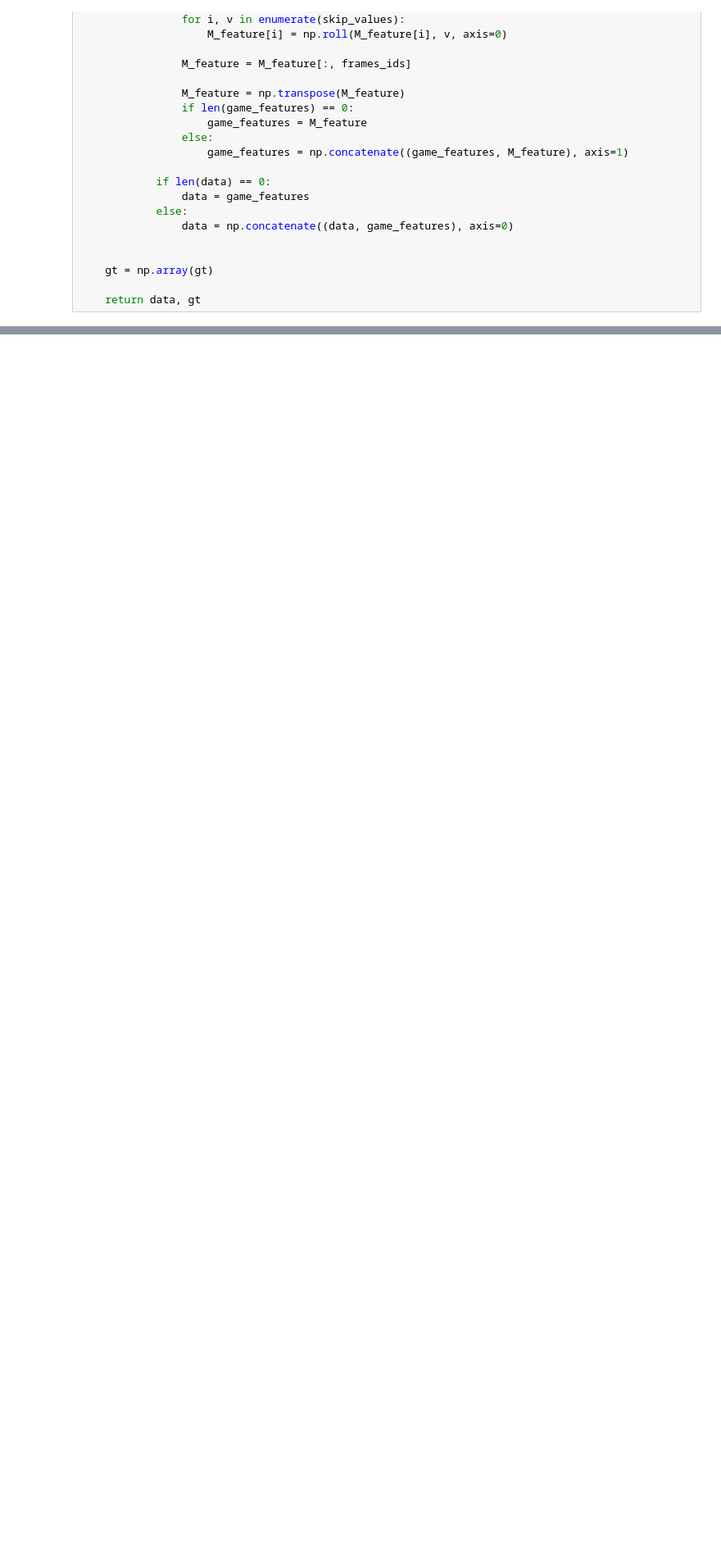
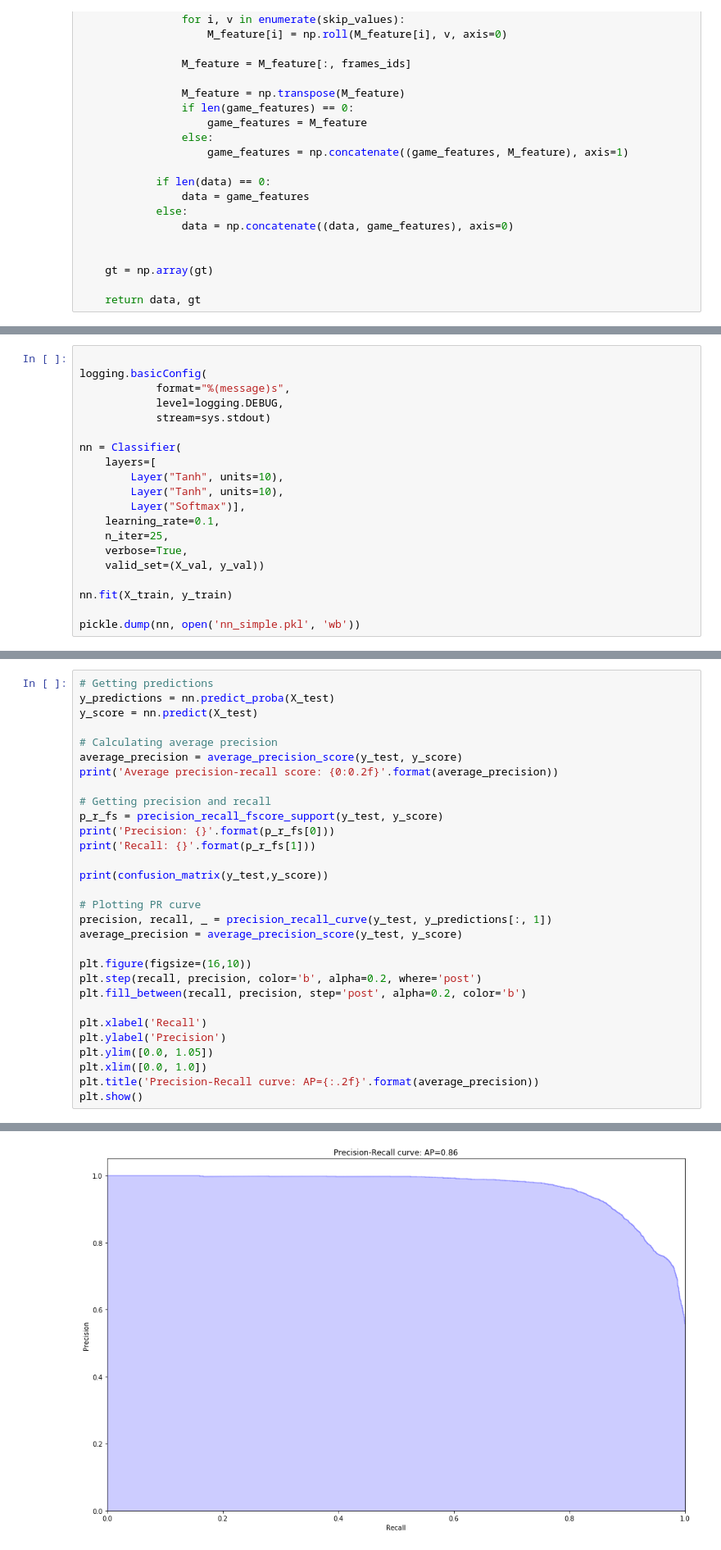
Before and after one commit to patykov/ElProcDigSinais_ProjetoFinal, a Jupyter notebook: neural_network2.ipynb, the cells around one changed output, grey strips where cells are left out. Shown at 82% size. Saved outputs shown, nothing was run; the diff lists cells and outputs as text; blank space fills up the shorter version.

```diff
--- a/neural_network2.ipynb
+++ b/neural_network2.ipynb
@@ -329,0 +303,20 @@ y_prob = nn.predict_proba(X_test_norm)
+# %%
+
+logging.basicConfig(
+            format="%(message)s",
+            level=logging.DEBUG,
+            stream=sys.stdout)
+
+nn = Classifier(
+    layers=[
+        Layer("Tanh", units=10),
+        Layer("Tanh", units=10),
+        Layer("Softmax")],
+    learning_rate=0.1,
+    n_iter=25,
+    verbose=True,
+    valid_set=(X_val, y_val))
+
+nn.fit(X_train, y_train)
+
+pickle.dump(nn, open('nn_simple.pkl', 'wb'))
@@ -329,0 +369,31 @@ y_prob = nn.predict_proba(X_test_norm)
+# %%
+# Getting predictions
+y_predictions = nn.predict_proba(X_test)
+y_score = nn.predict(X_test)
+
+# Calculating average precision
+average_precision = average_precision_score(y_test, y_score)
+print('Average precision-recall score: {0:0.2f}'.format(average_precision))
+
+# Getting precision and recall
+p_r_fs = precision_recall_fscore_support(y_test, y_score)
+print('Precision: {}'.format(p_r_fs[0]))
+print('Recall: {}'.format(p_r_fs[1]))
+
+print(confusion_matrix(y_test,y_score))
+
+# Plotting PR curve
+precision, recall, _ = precision_recall_curve(y_test, y_predictions[:, 1])
+average_precision = average_precision_score(y_test, y_score)
+
+plt.figure(figsize=(16,10))
+plt.step(recall, precision, color='b', alpha=0.2, where='post')
+plt.fill_between(recall, precision, step='post', alpha=0.2, color='b')
+
+plt.xlabel('Recall')
+plt.ylabel('Precision')
+plt.ylim([0.0, 1.05])
+plt.xlim([0.0, 1.0])
+plt.title('Precision-Recall curve: AP={:.2f}'.format(average_precision))
+plt.show()
+# %% [output]
@@ -329,0 +407 @@ y_prob = nn.predict_proba(X_test_norm)
+[figure, added]
```
Also changed, not shown: parts of 15 cells of this notebook, 18 other files.
